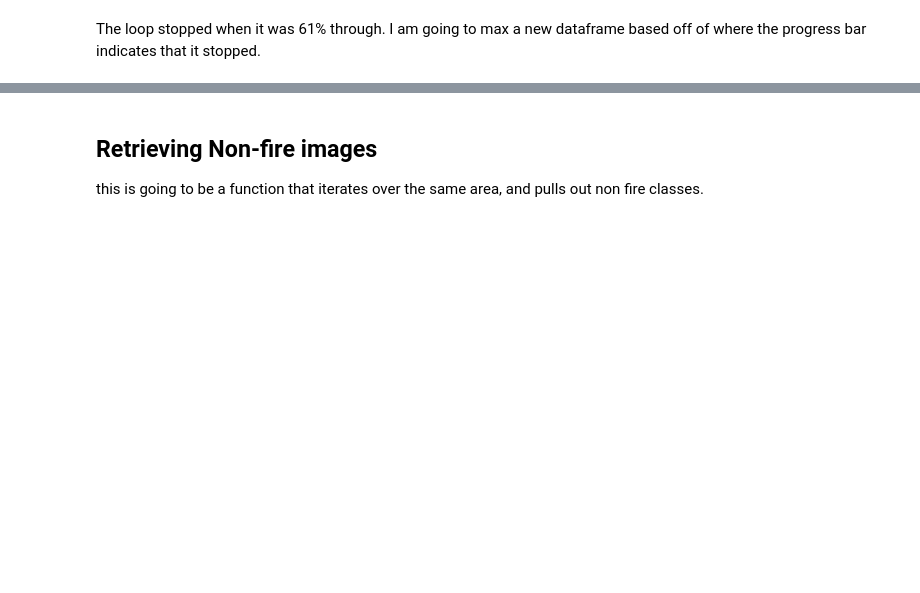
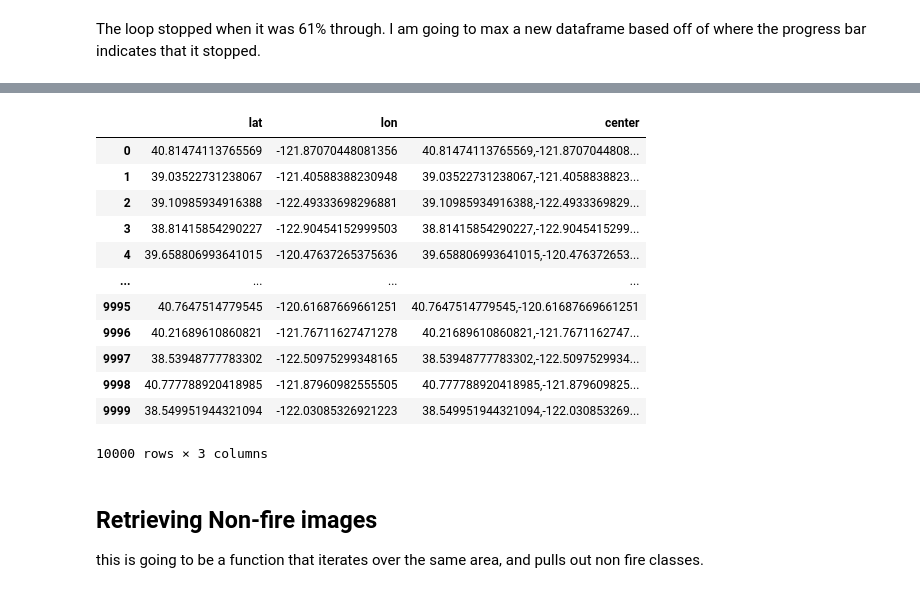
Before and after one commit to ptanner925/wildfire_capstone, a Jupyter notebook: Notebooks/satelitte_data_retrieval.ipynb, the cells around one changed output, grey strips where cells are left out. Saved outputs shown, nothing was run; the diff lists cells and outputs as text; code cells hidden in the pictures; blank space fills up the shorter version.

```diff
--- a/Notebooks/satelitte_data_retrieval.ipynb
+++ b/Notebooks/satelitte_data_retrieval.ipynb
@@ -333,3 +338,19 @@ TypeError: 'generator' object is not subscriptable
+# %%
+df_non_fire
+# %% [output]
+|  | lat | lon | center |
+| 0 | 40.81474113765569 | -121.87070448081356 | 40.81474113765569,-121.8707044808... |
+| 1 | 39.03522731238067 | -121.40588388230948 | 39.03522731238067,-121.4058838823... |
+| 2 | 39.10985934916388 | -122.49333698296881 | 39.10985934916388,-122.4933369829... |
+| 3 | 38.81415854290227 | -122.90454152999503 | 38.81415854290227,-122.9045415299... |
+| 4 | 39.658806993641015 | -120.47637265375636 | 39.658806993641015,-120.476372653... |
+| ... | ... | ... | ... |
+| 9995 | 40.7647514779545 | -120.61687669661251 | 40.7647514779545,-120.61687669661251 |
+| 9996 | 40.21689610860821 | -121.76711627471278 | 40.21689610860821,-121.7671162747... |
+| 9997 | 38.53948777783302 | -122.50975299348165 | 38.53948777783302,-122.5097529934... |
+| 9998 | 40.777788920418985 | -121.87960982555505 | 40.777788920418985,-121.879609825... |
+| 9999 | 38.549951944321094 | -122.03085326921223 | 38.549951944321094,-122.030853269... |
+10000 rows × 3 columns
 # %% [markdown]
 ## Retrieving Non-fire images
 
```
Also changed, not shown: parts of 7 cells of this notebook.
